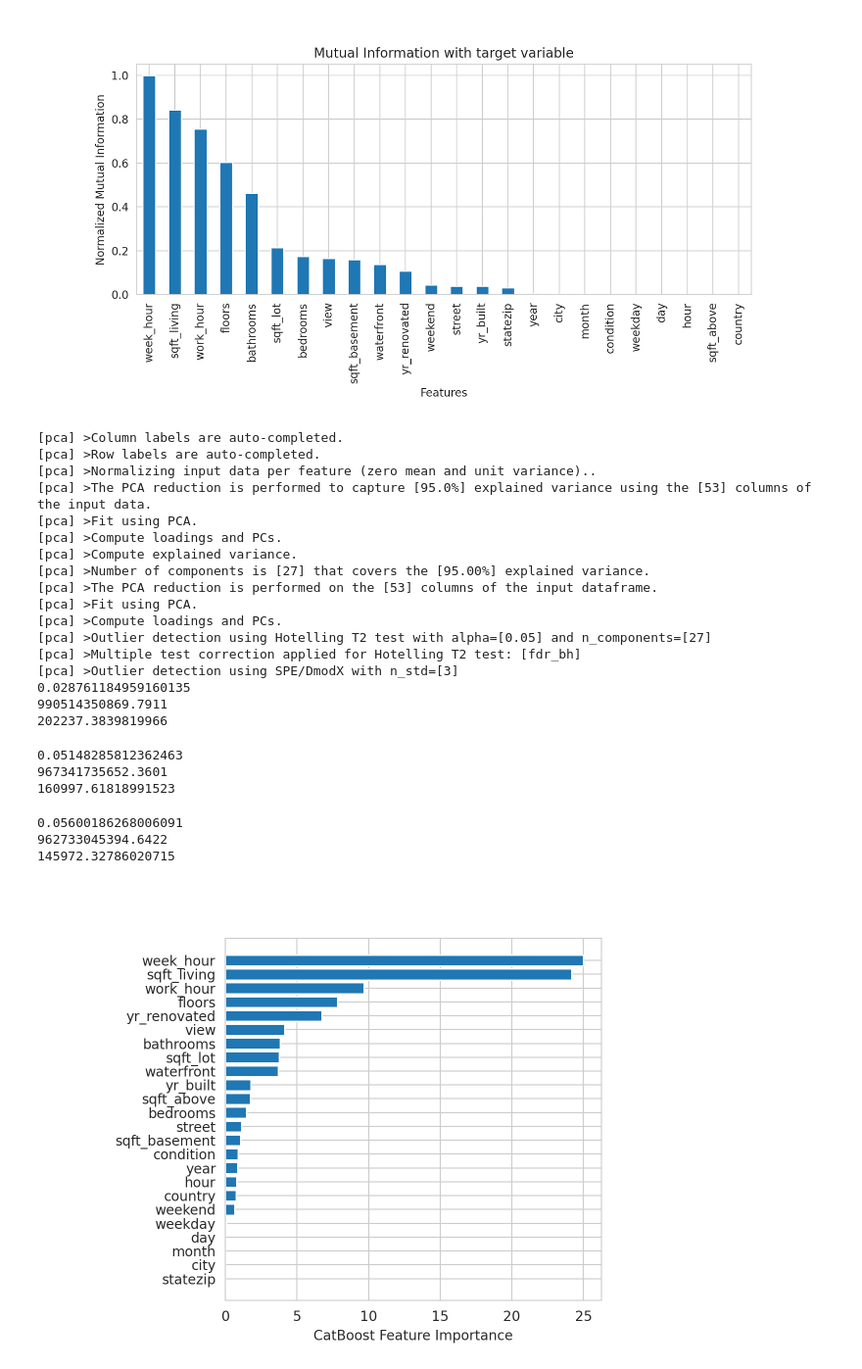
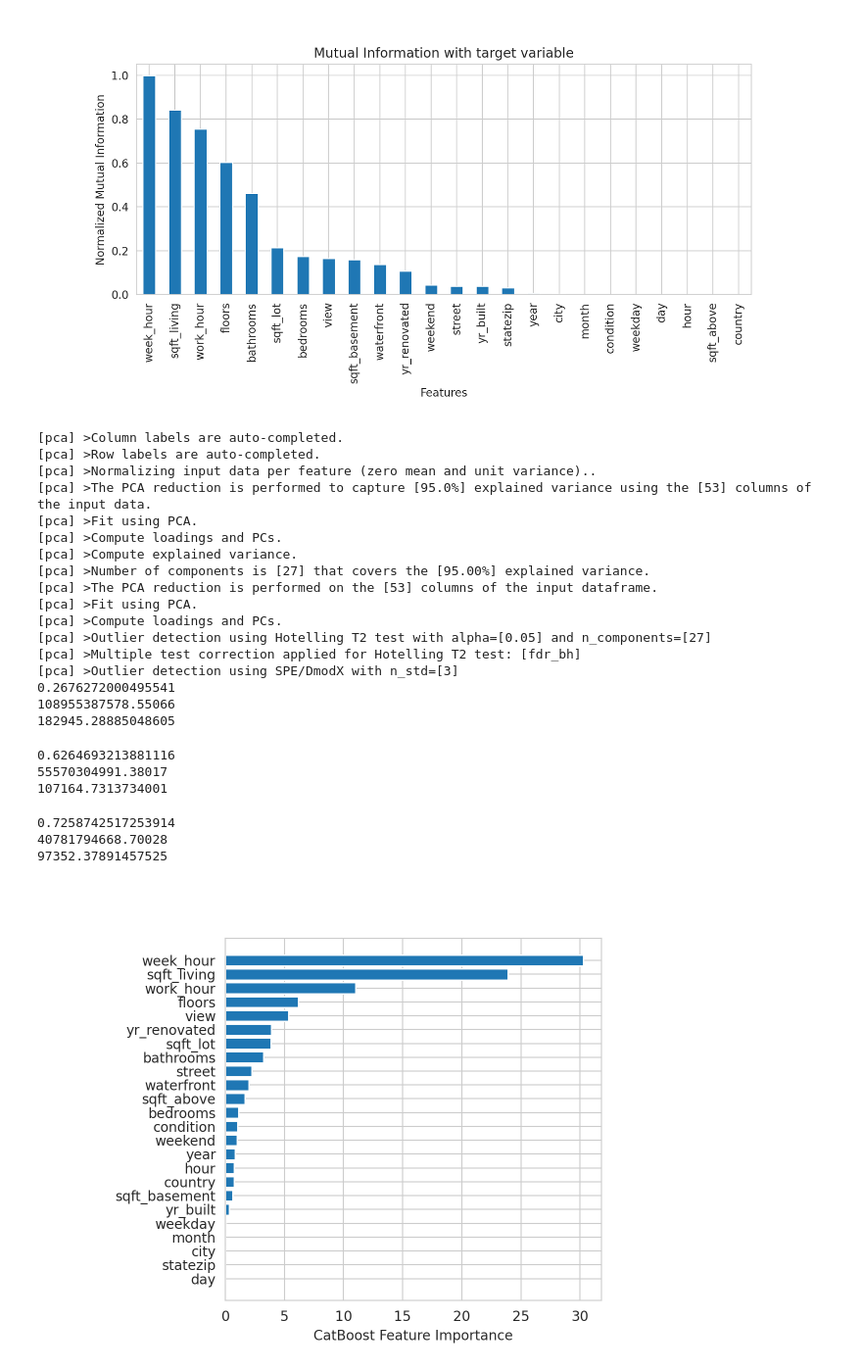
Before and after one commit to JHSchlegel/small-projects, a Jupyter notebook: 00_data_wrangling/house_prices/house_price_prediction.ipynb, the cells around one changed output. Shown at 98% size. Drawn from its saved outputs; the diff is of its cells as text; code cells hidden in the pictures.

Commit message:
added log transform to response

```diff
--- a/00_data_wrangling/house_prices/house_price_prediction.ipynb
+++ b/00_data_wrangling/house_prices/house_price_prediction.ipynb
@@ -248,9 +248,11 @@ profile.to_file("eda_report.html")
 # %% [markdown]
 ## Preprocessing
 # %%
+
 X = data.drop(columns=["price", "date"])
 y = data.price
-
+X = X.query('@y > 0')
+y = y.loc[X.index]
 
 cat_features_small = [col for col in X.columns if X[col].nunique() < 10]
 cat_features_big = [
@@ -349,17 +352,17 @@ X_train, X_test, y_train, y_test = train_test_split(
 # y_train = y_train[~outliers]
 
 # outlier detection using pca
-pca_model =  pca(normalize=True, detect_outliers=['ht2', 'spe'], n_std=3)
-results = pca_model.fit_transform(X_train)
-outliers = np.where(~results['outliers']['y_bool'])[0]
-X_train = X_train[outliers]
-y_train = y_train[outliers]
+# pca_model =  pca(normalize=True, detect_outliers=['ht2', 'spe'], n_std=3)
+# results = pca_model.fit_transform(X_train)
+# outliers = np.where(~results['outliers']['y_bool'])[0]
+# X_train = X_train[outliers]
+# y_train = y_train[outliers]
 
 
 # lassso cv regression with R2 as scoring
 lasso = LassoCV(n_alphas=1_000,cv=5, random_state=42, n_jobs=-1)
-lasso.fit(X_train, y_train)
-y_pred = lasso.predict(X_test)
+lasso.fit(X_train, np.log(y_train))
+y_pred = np.exp(lasso.predict(X_test))
 
 print(r2_score(y_test, y_pred))
 #mse
@@ -381,9 +384,9 @@ print(mean_absolute_error(y_test, y_pred))
 [pca] >Outlier detection using Hotelling T2 test with alpha=[0.05] and n_components=[27]
 [pca] >Multiple test correction applied for Hotelling T2 test: [fdr_bh]
 [pca] >Outlier detection using SPE/DmodX with n_std=[3]
-0.028761184959160135
-990514350869.7911
-202237.3839819966
+0.2676272000495541
+108955387578.55066
+182945.28885048605
 # %%
 # xgboost regression
 X_train, X_test, y_train, y_test = train_test_split(
@@ -403,8 +406,8 @@ y_train = y_train[~outliers]
 # y_train = y_train[outliers]
 
 xgb = XGBRegressor(n_jobs=-1, random_state=42)
-xgb.fit(X_train, y_train)
-y_pred = xgb.predict(X_test)
+xgb.fit(X_train,np.log(y_train))
+y_pred = np.exp(xgb.predict(X_test))
 
 print(r2_score(y_test, y_pred))
 #mse
@@ -413,44 +416,44 @@ print(mean_squared_error(y_test, y_pred))
 # mae
 print(mean_absolute_error(y_test, y_pred))
 # %% [output]
-0.05148285812362463
-967341735652.3601
-160997.61818991523
+0.6264693213881116
+55570304991.38017
+107164.7313734001
 # %%
 # using catboost
 X_train, X_test, y_train, y_test = train_test_split(
     X_tree, y.to_numpy(), test_size=0.2, random_state=42
 )
 
 # iso = IsolationForest(contamination=0.01, random_state = 42)
 # outliers = iso.fit_predict(X_train)==-1
 # X_train = X_train[~outliers]
 # y_train = y_train[~outliers]
 
 
 cat = CatBoostRegressor(random_state=42, verbose=0)
-cat.fit(X_train, y_train)
-y_pred = cat.predict(X_test)
+cat.fit(X_train, np.log(y_train))
+y_pred = np.exp(cat.predict(X_test))
 
 print(r2_score(y_test, y_pred))
 #mse
 print(mean_squared_error(y_test, y_pred))
 #mae
 print(mean_absolute_error(y_test, y_pred))
 
 # plot feature importance
 feature_importance = cat.get_feature_importance()
 feature_names = np.array(X.columns)#cat.feature_names_)
 sorted_idx = np.argsort(feature_importance)
 plt.barh(feature_names[sorted_idx], feature_importance[sorted_idx])
 plt.xlabel("CatBoost Feature Importance")
 plt.subplots_adjust(left=0.3)
 plt.show()
 # %% [output]
-0.05600186268006091
-962733045394.6422
-145972.32786020715
+0.7258742517253914
+40781794668.70028
+97352.37891457525
-[figure, old version]
+[figure, new version]
 # %%
 # plot prediction vs actual
 plt.scatter(np.log(y_test), np.log(y_pred))
```
Also changed, not shown: parts of 2 cells of this notebook.
